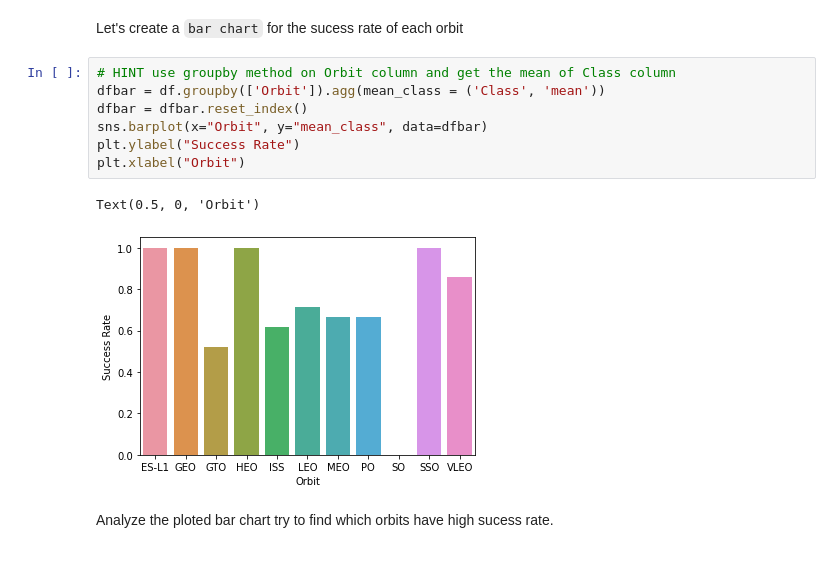
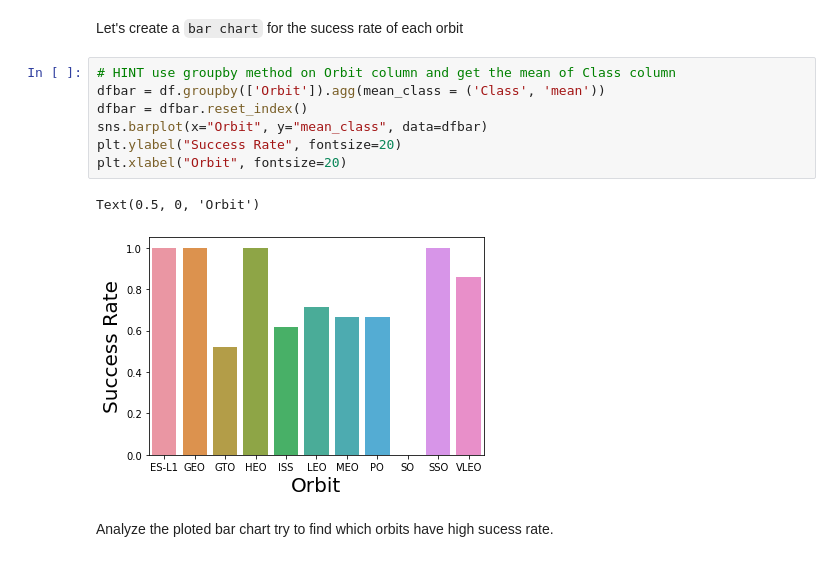
Before and after one commit to blaine-d-smith/IBM-DS0720EN-Data-Science-and-Machine-Learning-Capstone-Project, a Jupyter notebook: 5_EDA_With_Visualization_SpaceX.ipynb, the cells around one changed output. Cells and saved outputs as stored; diff of their text form.

```diff
--- a/5_EDA_With_Visualization_SpaceX.ipynb
+++ b/5_EDA_With_Visualization_SpaceX.ipynb
@@ -111,13 +115,13 @@ Let's create a `bar chart` for the sucess rate of each orbit
 # %%
 # HINT use groupby method on Orbit column and get the mean of Class column
 dfbar = df.groupby(['Orbit']).agg(mean_class = ('Class', 'mean'))
 dfbar = dfbar.reset_index()
 sns.barplot(x="Orbit", y="mean_class", data=dfbar)
-plt.ylabel("Success Rate")
-plt.xlabel("Orbit")
+plt.ylabel("Success Rate", fontsize=20)
+plt.xlabel("Orbit", fontsize=20)
 # %% [output]
 Text(0.5, 0, 'Orbit')
-[figure, old version]
+[figure, new version]
 # %% [markdown]
 Analyze the ploted bar chart try to find which orbits have high sucess rate.
 # %% [markdown]
```
Also changed, not shown: parts of 6 cells of this notebook.
